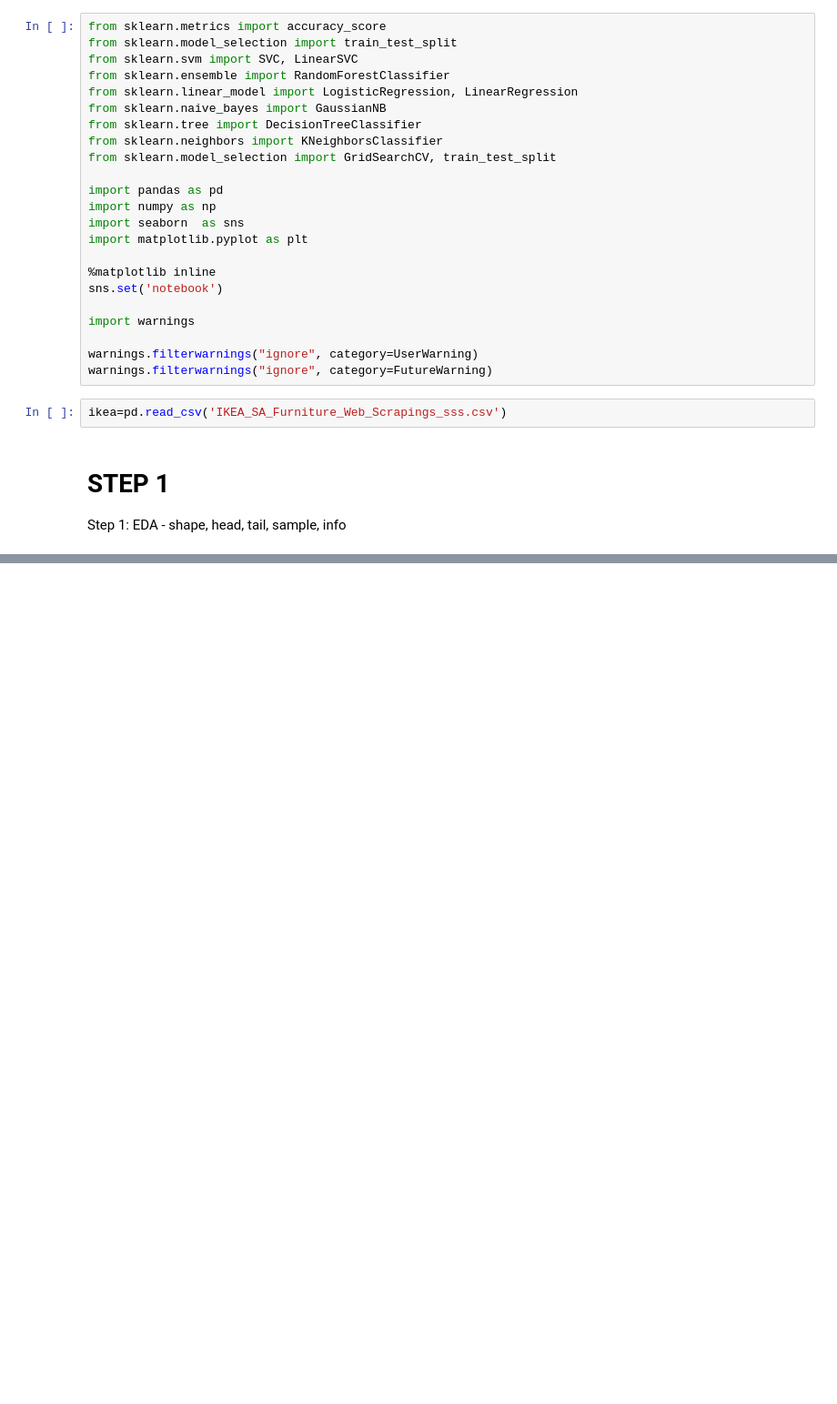
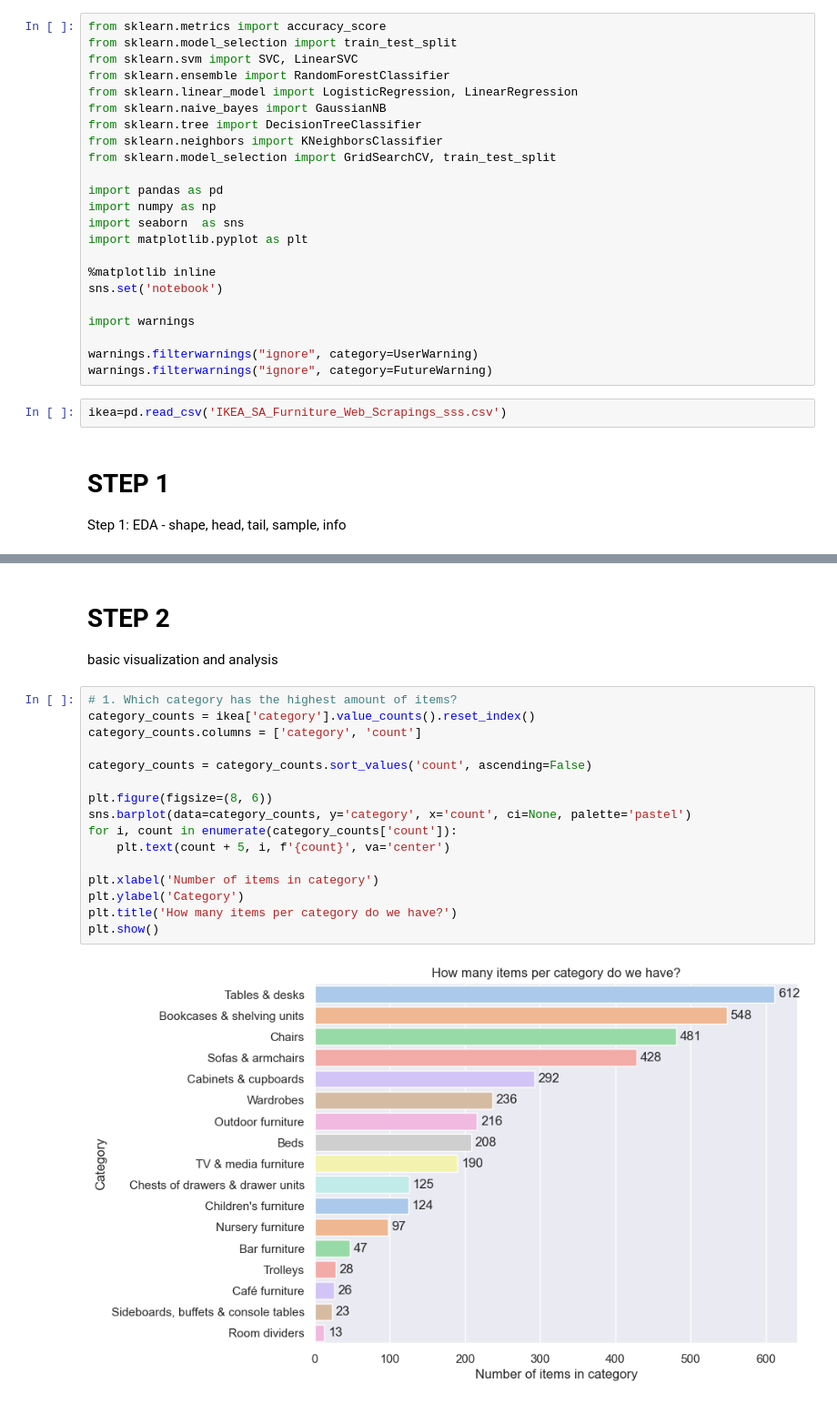
Before and after one commit to MarinaYurchenko/Python-Step-Project, a Jupyter notebook: Python Step project/Step.ipynb, the cells around one changed output, grey strips where cells are left out. Shown at 91% size. Drawn from its saved outputs; the diff is of its cells as text; blank space fills up the shorter version.

Commit message:
revising conclusions on STEP 1, starting Step 2 by  adding some basic calculations and visuals, transforming 'other_colors' colmn to bool datatype

```diff
--- a/Python Step project/Step.ipynb
+++ b/Python Step project/Step.ipynb
@@ -136,0 +189,22 @@ Due to this primar research it is obvious that the main problem is the presence
+# %% [markdown]
+ # STEP 2
+
+ basic visualization and analysis
+# %%
+# 1. Which category has the highest amount of items?
+category_counts = ikea['category'].value_counts().reset_index()
+category_counts.columns = ['category', 'count']
+
+category_counts = category_counts.sort_values('count', ascending=False)
+
+plt.figure(figsize=(8, 6))
+sns.barplot(data=category_counts, y='category', x='count', ci=None, palette='pastel')
+for i, count in enumerate(category_counts['count']):
+    plt.text(count + 5, i, f'{count}', va='center')
+
+plt.xlabel('Number of items in category')
+plt.ylabel('Category')
+plt.title('How many items per category do we have?')
+plt.show()
+# %% [output]
+[figure, added]
```
Also changed, not shown: parts of 19 cells of this notebook.
